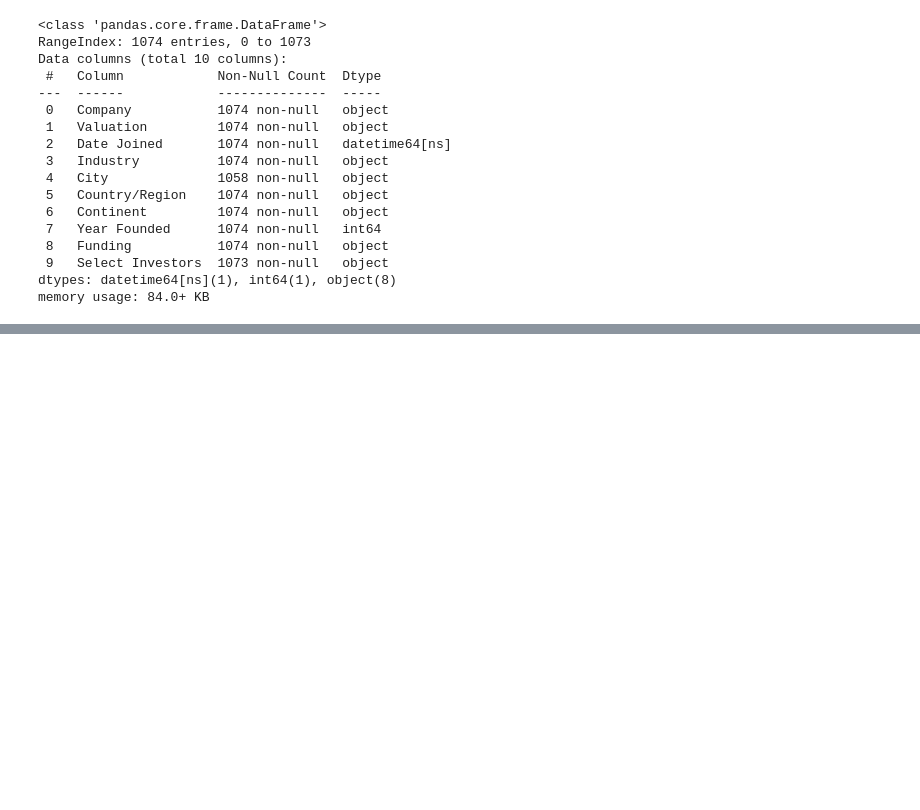
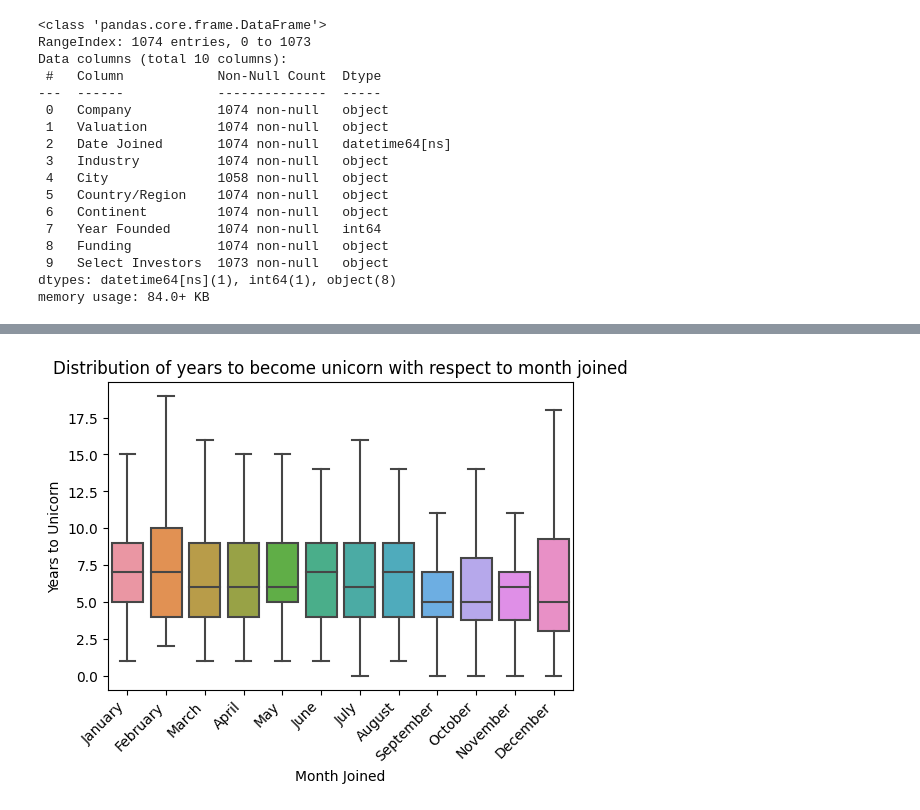
Before and after one commit to martinadelorenzo/unicorn-companies, a Jupyter notebook: unicorn_companies.ipynb, the cells around one changed output, grey strips where cells are left out. Drawn from its saved outputs; the diff is of its cells as text; code cells hidden in the pictures; blank space fills up the shorter version.

```diff
--- a/unicorn_companies.ipynb
+++ b/unicorn_companies.ipynb
@@ -107,0 +335,17 @@ companies.head()
+# %%
+month_order = ["January", "February", "March", "April", "May", "June",
+               "July", "August", "September", "October", "November",
+               "December"]
+
+plt.figure(figsize=(6,4))
+sns.boxplot(x=companies['Month Joined'],
+            y=companies['Years to Unicorn'],
+            order=month_order,
+            showfliers=False)
+
+plt.title('Distribution of years to become unicorn with respect to month joined')
+plt.xticks(rotation=45, horizontalalignment='right')
+
+plt.show()
+# %% [output]
+[figure, added]
```
Also changed, not shown: parts of 27 cells of this notebook.
